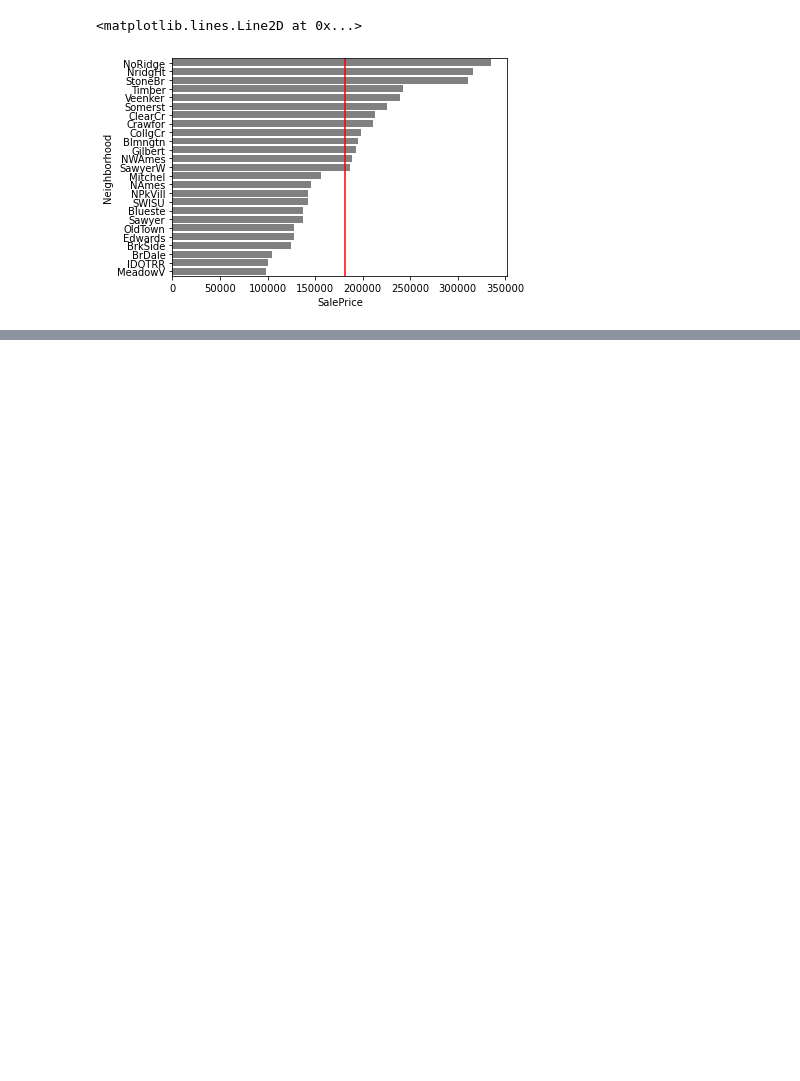
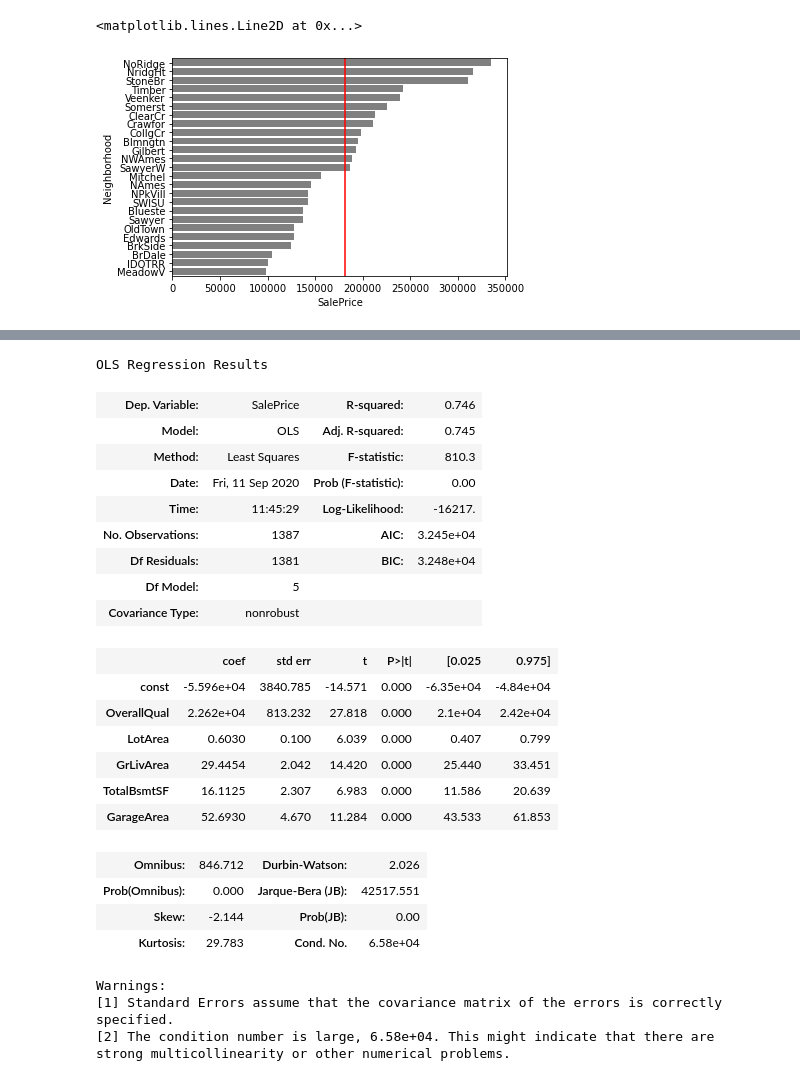
Before and after one commit to Brunadiasmiguel/Housing_Statistical_Analysis, a Jupyter notebook: stats.ipynb, the cells around one changed output, grey strips where cells are left out. Drawn from its saved outputs; the diff is of its cells as text; code cells hidden in the pictures; blank space fills up the shorter version.

```diff
--- a/stats.ipynb
+++ b/stats.ipynb
@@ -571,0 +559,14 @@ Warnings:
+# %%
+# checking the overall condition score influence
+
+outhood6=outhood.copy()
+
+outhood6 = sm.add_constant(outhood6)
+y6 = outhood6["SalePrice"]
+X6 = outhood6[["const", "OverallCond"]]
+
+reg6 = sm.OLS(y6, X6).fit()
+
+reg6.summary()
+
+#not highly significant, drop from regression since it decreases the quality of the model
@@ -571,0 +627,40 @@ Warnings:
+# %%
+# checking the overall quality score on the area model
+
+outhood8=outhood.copy()
+
+outhood8 = sm.add_constant(outhood8)
+y8 = outhood8["SalePrice"]
+X8 = outhood8[["const","OverallQual","LotArea","GrLivArea","TotalBsmtSF","GarageArea"]]
+
+reg8 = sm.OLS(y8, X8).fit()
+
+reg8.summary()
+
+#GOOD! acceptable model
+# %% [output]
+OLS Regression Results
+| Dep. Variable: | SalePrice | R-squared: | 0.746 |
+| Model: | OLS | Adj. R-squared: | 0.745 |
+| Method: | Least Squares | F-statistic: | 810.3 |
+| Date: | Fri, 11 Sep 2020 | Prob (F-statistic): | 0.00 |
+| Time: | 11:45:29 | Log-Likelihood: | -16217. |
+| No. Observations: | 1387 | AIC: | 3.245e+04 |
+| Df Residuals: | 1381 | BIC: | 3.248e+04 |
+| Df Model: | 5 |  |  |
+| Covariance Type: | nonrobust |  |  |
+|  | coef | std err | t | P>|t| | [0.025 | 0.975] |
+| const | -5.596e+04 | 3840.785 | -14.571 | 0.000 | -6.35e+04 | -4.84e+04 |
+| OverallQual | 2.262e+04 | 813.232 | 27.818 | 0.000 | 2.1e+04 | 2.42e+04 |
+| LotArea | 0.6030 | 0.100 | 6.039 | 0.000 | 0.407 | 0.799 |
+| GrLivArea | 29.4454 | 2.042 | 14.420 | 0.000 | 25.440 | 33.451 |
+| TotalBsmtSF | 16.1125 | 2.307 | 6.983 | 0.000 | 11.586 | 20.639 |
+| GarageArea | 52.6930 | 4.670 | 11.284 | 0.000 | 43.533 | 61.853 |
+| Omnibus: | 846.712 | Durbin-Watson: | 2.026 |
+| Prob(Omnibus): | 0.000 | Jarque-Bera (JB): | 42517.551 |
+| Skew: | -2.144 | Prob(JB): | 0.00 |
+| Kurtosis: | 29.783 | Cond. No. | 6.58e+04 |
+Warnings:
+[1] Standard Errors assume that the covariance matrix of the errors is correctly specified.
+[2] The condition number is large, 6.58e+04. This might indicate that there are
+strong multicollinearity or other numerical problems.
```
Also changed, not shown: parts of 48 cells of this notebook.
